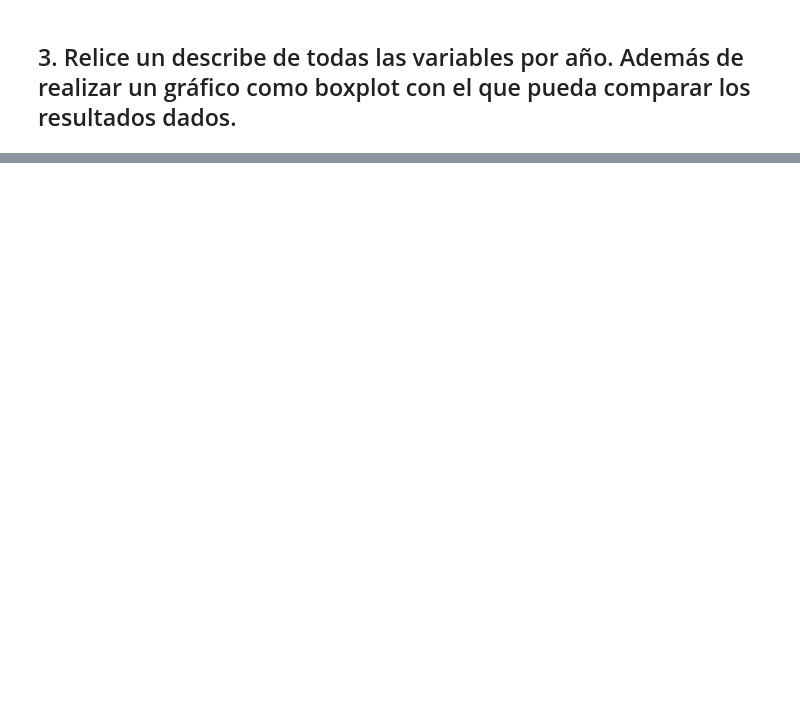
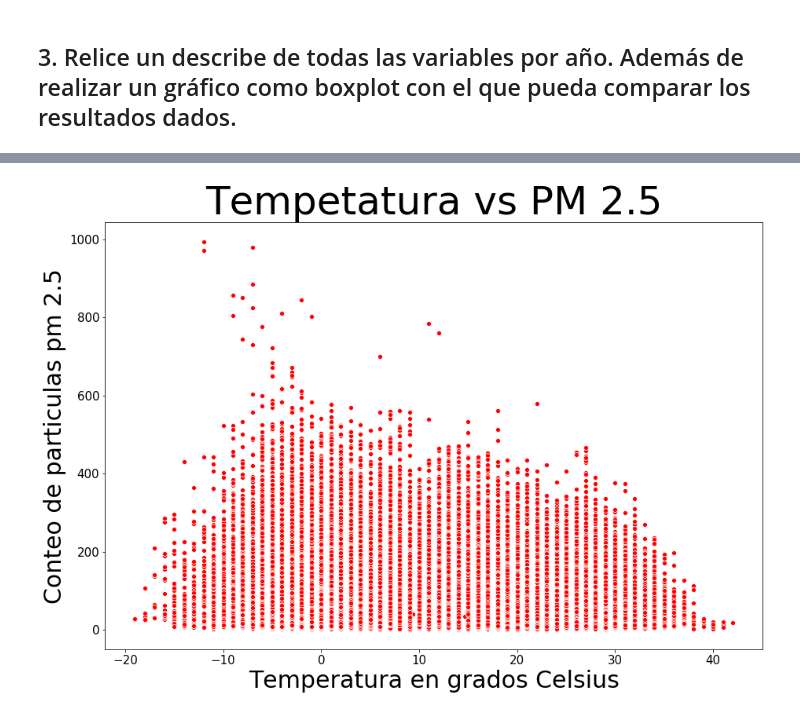
Before and after one commit to CristianCristanchoT/AI-DL-Exercises, a Jupyter notebook: 5. Taller Pandas/Taller de Pandas.ipynb, the cells around one changed output, grey strips where cells are left out. Drawn from its saved outputs; the diff is of its cells as text; code cells hidden in the pictures; blank space fills up the shorter version.

```diff
--- a/5. Taller Pandas/Taller de Pandas.ipynb
+++ b/5. Taller Pandas/Taller de Pandas.ipynb
@@ -44,0 +135,10 @@ data.describe()
+# %%
+fig, ax = plt.subplots()
+fig.set_size_inches(15, 10)
+b = sns.scatterplot(data=data, x="TEMP", y="pm2.5", color='red')
+b.axes.set_title("Tempetatura vs PM 2.5",fontsize=50)
+b.set_xlabel("Temperatura en grados Celsius",fontsize=30)
+b.set_ylabel("Conteo de particulas pm 2.5",fontsize=30)
+b.tick_params(labelsize=15)
+# %% [output]
+[figure, added]
```
Also changed, not shown: parts of 24 cells of this notebook, 1 other file.
